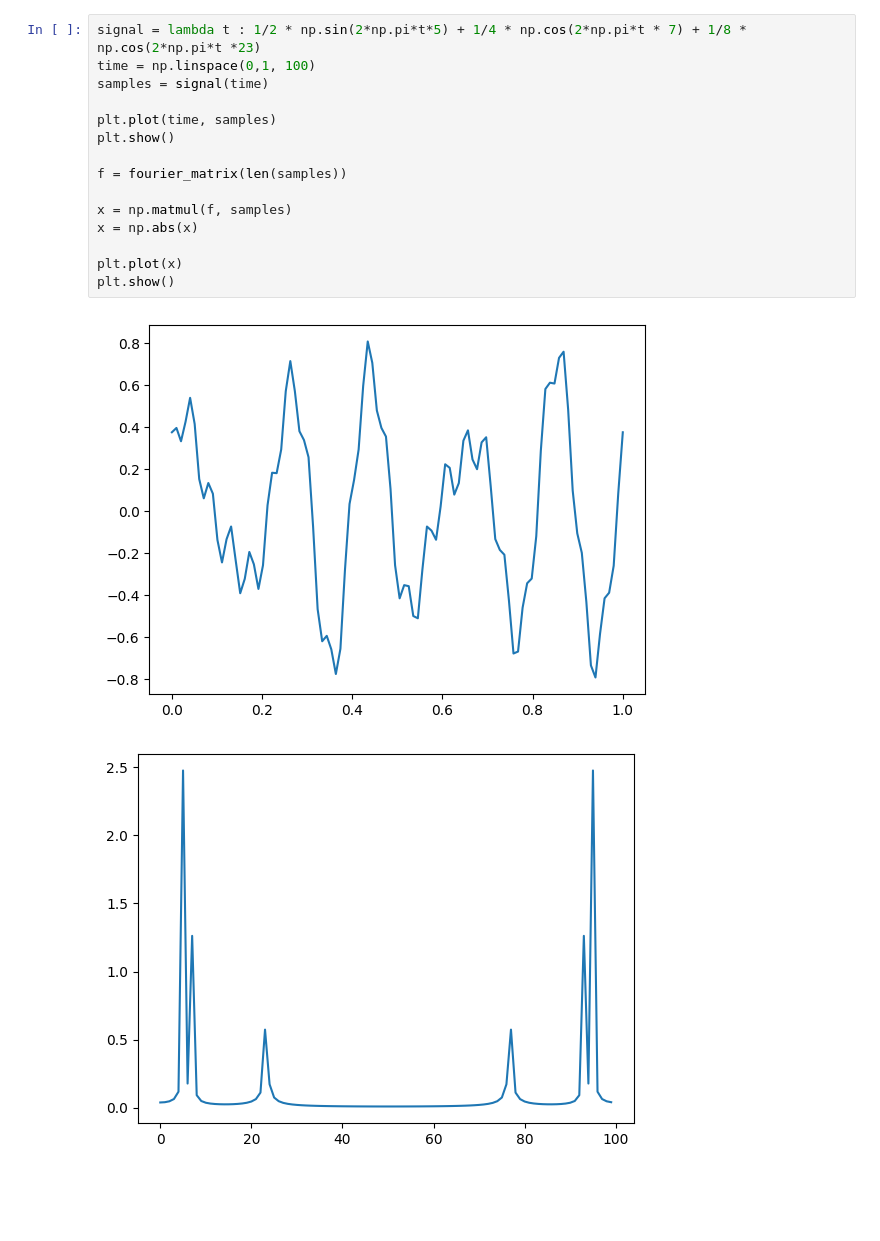
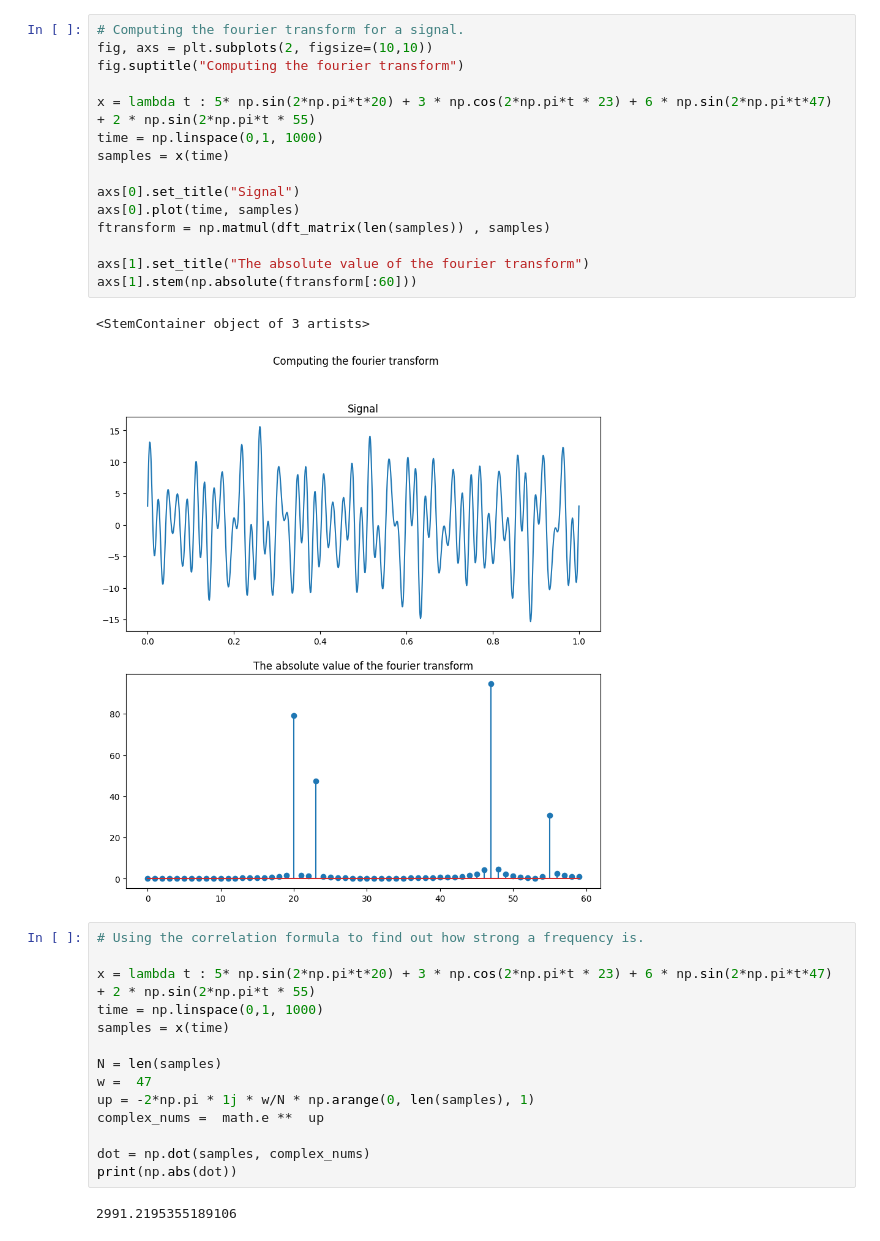
Before and after one commit to visanalexandru/SignalProcessing, a Jupyter notebook: Lab3/lab3.ipynb, the cells around one changed output. Drawn from its saved outputs; the diff is of its cells as text; blank space fills up the shorter version.

```diff
--- a/Lab3/lab3.ipynb
+++ b/Lab3/lab3.ipynb
@@ -72,18 +101,34 @@ axs[1,1].plot(y4.real, y4.imag)
-# %%
-signal = lambda t : 1/2 * np.sin(2*np.pi*t*5) + 1/4 * np.cos(2*np.pi*t * 7) + 1/8 * np.cos(2*np.pi*t *23)
-time = np.linspace(0,1, 100)
-samples = signal(time)
-
-plt.plot(time, samples)
-plt.show()
-
-f = fourier_matrix(len(samples))
-
-x = np.matmul(f, samples)
-x = np.abs(x)
-
-plt.plot(x)
-plt.show()
-# %% [output]
-[figure, removed]
-[figure, removed]
+# %%
+# Computing the fourier transform for a signal.
+fig, axs = plt.subplots(2, figsize=(10,10))
+fig.suptitle("Computing the fourier transform")
+
+x = lambda t : 5* np.sin(2*np.pi*t*20) + 3 * np.cos(2*np.pi*t * 23) + 6 * np.sin(2*np.pi*t*47)  + 2 * np.sin(2*np.pi*t * 55)
+time = np.linspace(0,1, 1000)
+samples = x(time)
+
+axs[0].set_title("Signal")
+axs[0].plot(time, samples)
+ftransform = np.matmul(dft_matrix(len(samples)) , samples)
+
+axs[1].set_title("The absolute value of the fourier transform")
+axs[1].stem(np.absolute(ftransform[:60]))
+# %% [output]
+<StemContainer object of 3 artists>
+[figure, added]
+# %%
+# Using the correlation formula to find out how strong a frequency is.
+
+x = lambda t : 5* np.sin(2*np.pi*t*20) + 3 * np.cos(2*np.pi*t * 23) + 6 * np.sin(2*np.pi*t*47)  + 2 * np.sin(2*np.pi*t * 55)
+time = np.linspace(0,1, 1000)
+samples = x(time)
+
+N = len(samples)
+w =  47
+up = -2*np.pi * 1j * w/N * np.arange(0, len(samples), 1)
+complex_nums =  math.e **  up
+
+dot = np.dot(samples, complex_nums)
+print(np.abs(dot))
+# %% [output]
+2991.2195355189106
```
Also changed, not shown: parts of 6 cells of this notebook.
